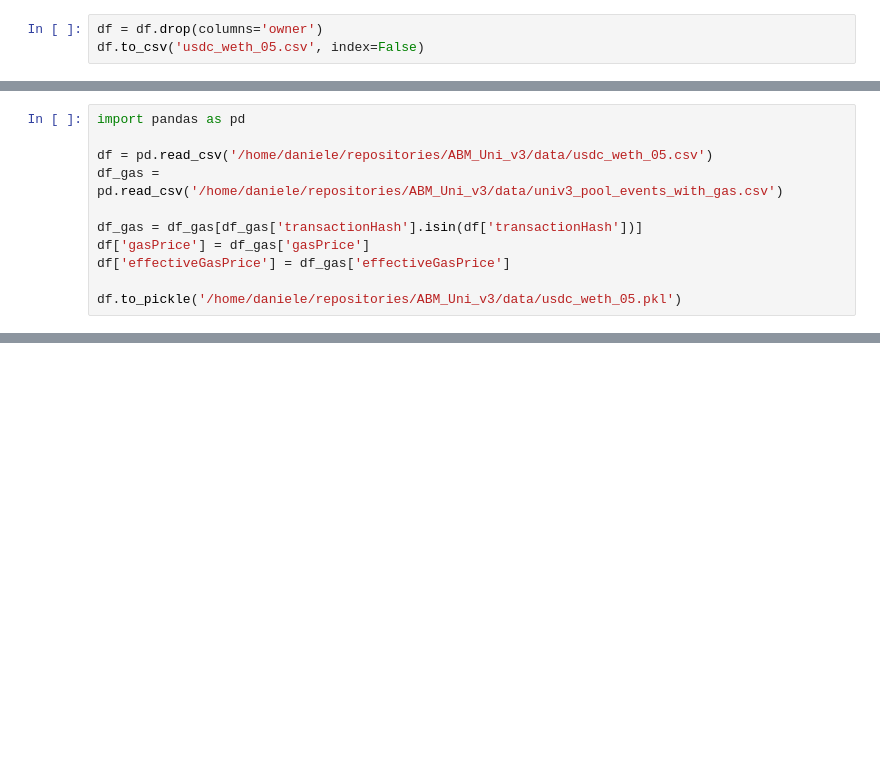
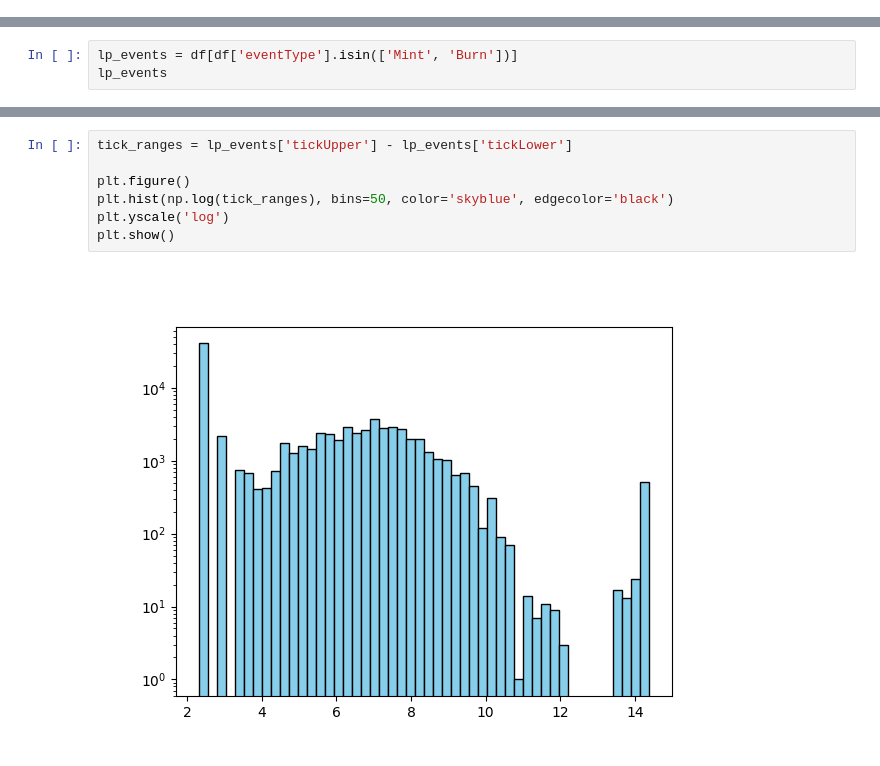
Before and after one commit to DanieleMDiNosse/ABM_Uni_v3, a Jupyter notebook: personal.ipynb, the cells around one changed output, grey strips where cells are left out. Cells and saved outputs as stored; diff of their text form; blank space fills up the shorter version.

```diff
--- a/personal.ipynb
+++ b/personal.ipynb
@@ -47,3 +113,0 @@ df
-# %%
-df = df.drop(columns='owner')
-df.to_csv('usdc_weth_05.csv', index=False)
@@ -53,11 +113,0 @@ pd.read_parquet('/home/daniele/repositories/generative_AMM/data/ethereum/USDC_WE
-# %%
-import pandas as pd
-
-df = pd.read_csv('/home/daniele/repositories/ABM_Uni_v3/data/usdc_weth_05.csv')
-df_gas = pd.read_csv('/home/daniele/repositories/ABM_Uni_v3/data/univ3_pool_events_with_gas.csv')
-
-df_gas = df_gas[df_gas['transactionHash'].isin(df['transactionHash'])]
-df['gasPrice'] = df_gas['gasPrice']
-df['effectiveGasPrice'] = df_gas['effectiveGasPrice']
-
-df.to_pickle('/home/daniele/repositories/ABM_Uni_v3/data/usdc_weth_05.pkl')
@@ -82,0 +114,3 @@ df_new[df_new['tick_before'] != df_new['tick_after']]
+# %%
+lp_events = df[df['eventType'].isin(['Mint', 'Burn'])]
+lp_events
@@ -82,0 +131,9 @@ df_new[df_new['tick_before'] != df_new['tick_after']]
+# %%
+tick_ranges = lp_events['tickUpper'] - lp_events['tickLower']
+
+plt.figure()
+plt.hist(np.log(tick_ranges), bins=50, color='skyblue', edgecolor='black')
+plt.yscale('log')
+plt.show()
+# %% [output]
+[figure, added]
```
Also changed, not shown: parts of 19 cells of this notebook, 13 other files.
